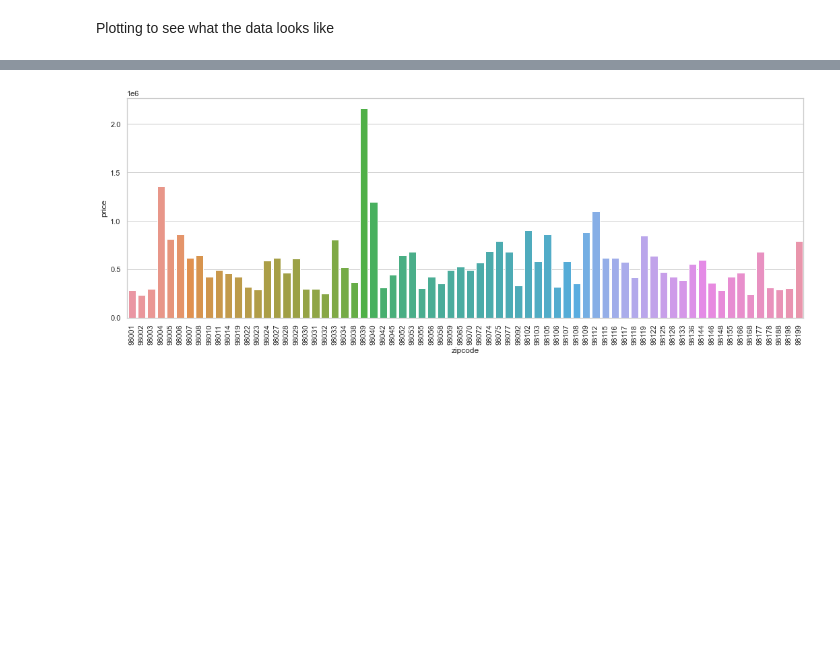
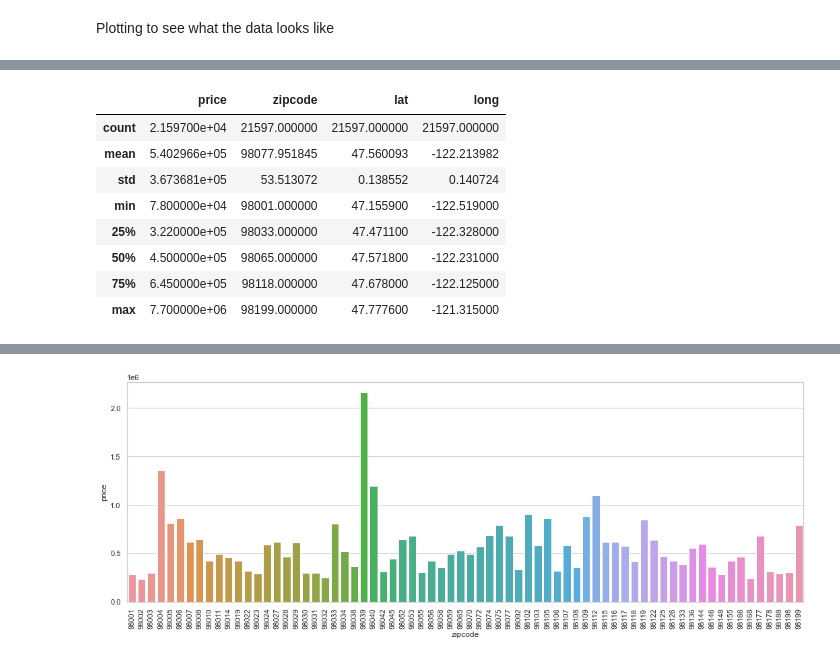
Before and after one commit to Jyve00/King-County-Housing-, a Jupyter notebook: notebooks/Stephen/data_clean.ipynb, the cells around one changed output, grey strips where cells are left out. Saved outputs shown, nothing was run; the diff lists cells and outputs as text; code cells hidden in the pictures; blank space fills up the shorter version.

```diff
--- a/notebooks/Stephen/data_clean.ipynb
+++ b/notebooks/Stephen/data_clean.ipynb
@@ -126,0 +112,12 @@ plt.bar(x,y)
+# %%
+my_df.describe()
+# %% [output]
+|  | price | zipcode | lat | long |
+| count | 2.159700e+04 | 21597.000000 | 21597.000000 | 21597.000000 |
+| mean | 5.402966e+05 | 98077.951845 | 47.560093 | -122.213982 |
+| std | 3.673681e+05 | 53.513072 | 0.138552 | 0.140724 |
+| min | 7.800000e+04 | 98001.000000 | 47.155900 | -122.519000 |
+| 25% | 3.220000e+05 | 98033.000000 | 47.471100 | -122.328000 |
+| 50% | 4.500000e+05 | 98065.000000 | 47.571800 | -122.231000 |
+| 75% | 6.450000e+05 | 98118.000000 | 47.678000 | -122.125000 |
+| max | 7.700000e+06 | 98199.000000 | 47.777600 | -121.315000 |
```
Also changed, not shown: parts of 10 cells of this notebook.
